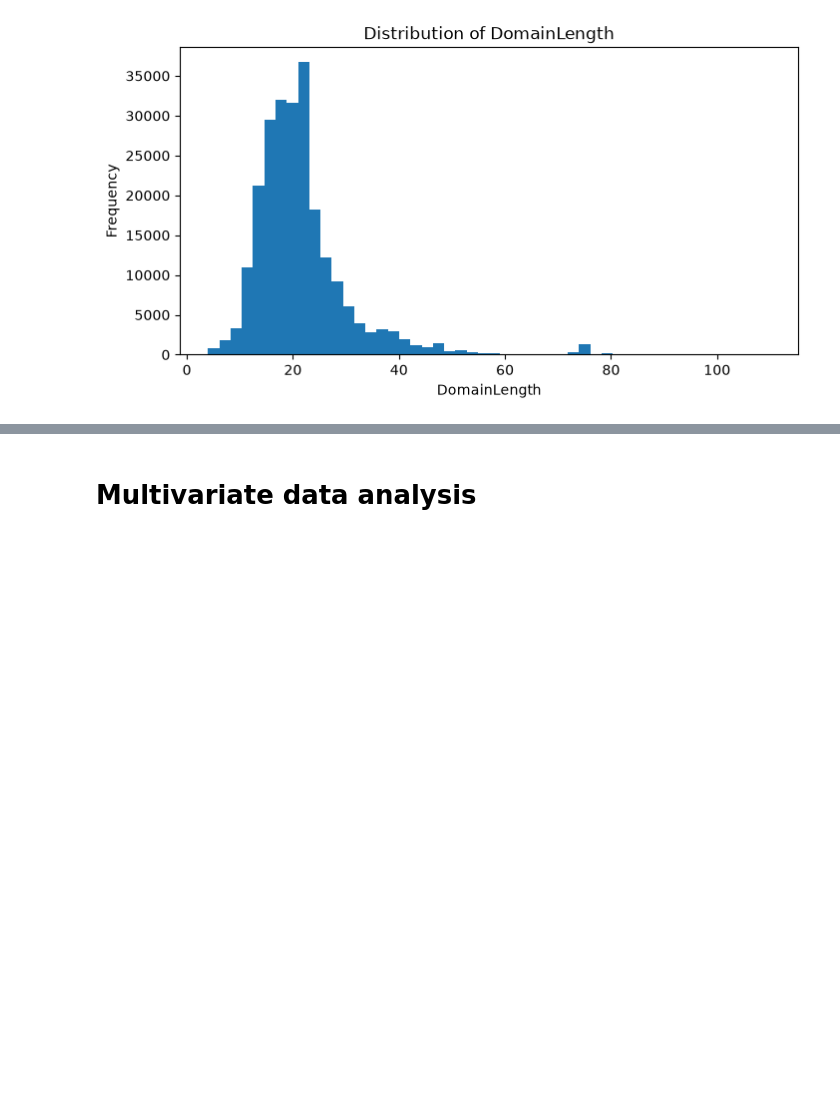
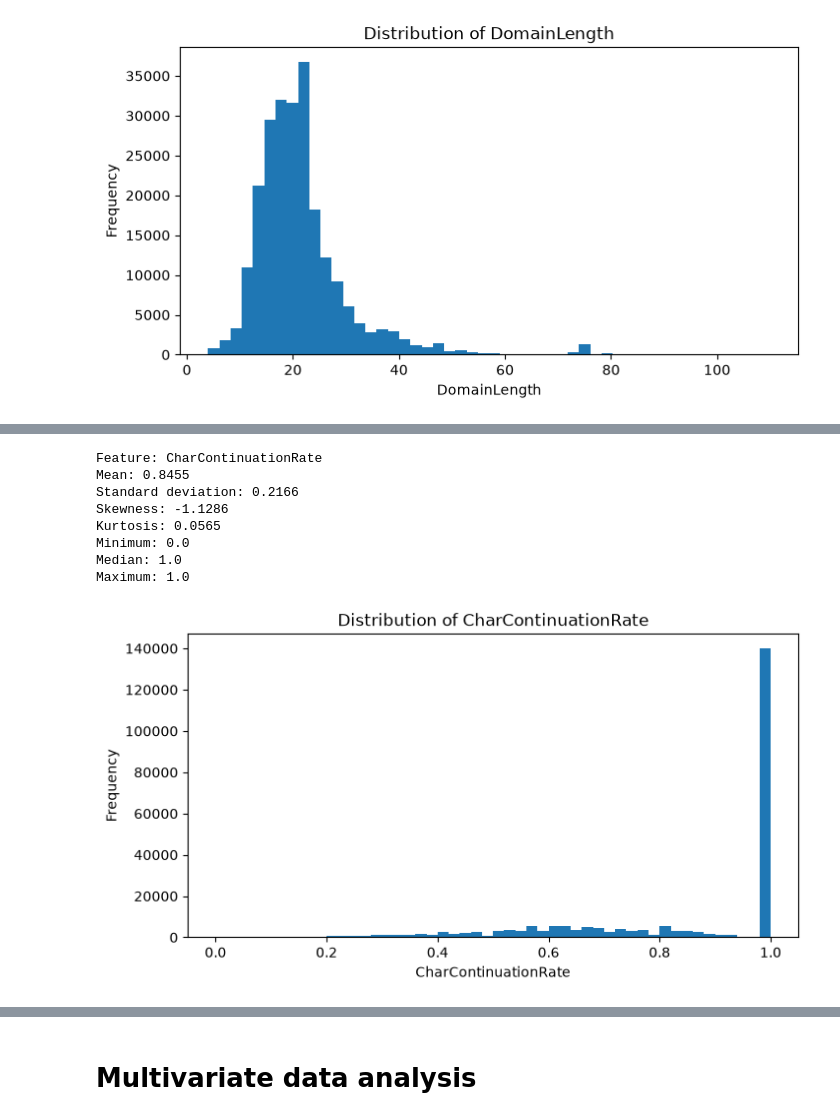
Before and after one commit to luiz-matoso/phiusiil-phishing-analysis, a Jupyter notebook: notebooks/notebook.ipynb, the cells around one changed output, grey strips where cells are left out. Saved outputs shown, nothing was run; the diff lists cells and outputs as text; code cells hidden in the pictures; blank space fills up the shorter version.

```diff
--- a/notebooks/notebook.ipynb
+++ b/notebooks/notebook.ipynb
@@ -245,0 +276,12 @@ Maximum: 110
+# %%
+analyze_numeric_feature("CharContinuationRate")
+# %% [output]
+Feature: CharContinuationRate
+Mean: 0.8455
+Standard deviation: 0.2166
+Skewness: -1.1286
+Kurtosis: 0.0565
+Minimum: 0.0
+Median: 1.0
+Maximum: 1.0
+[figure, added]
```
Also changed, not shown: parts of 38 cells of this notebook.
